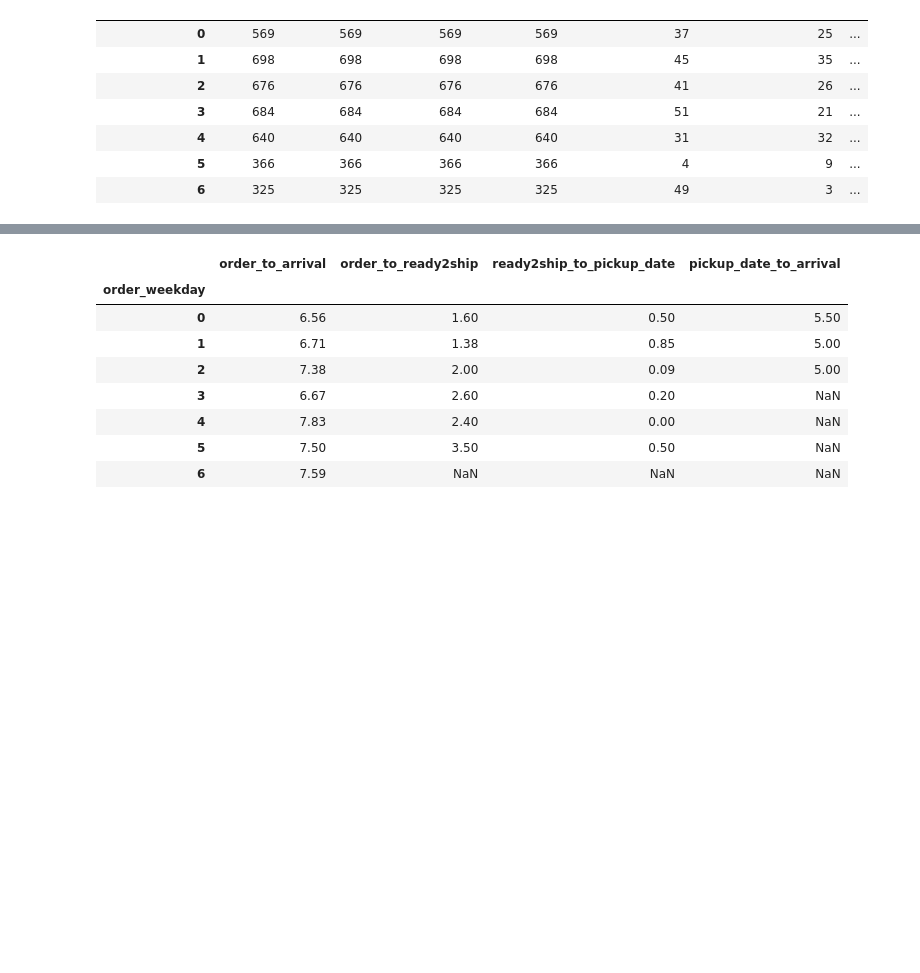
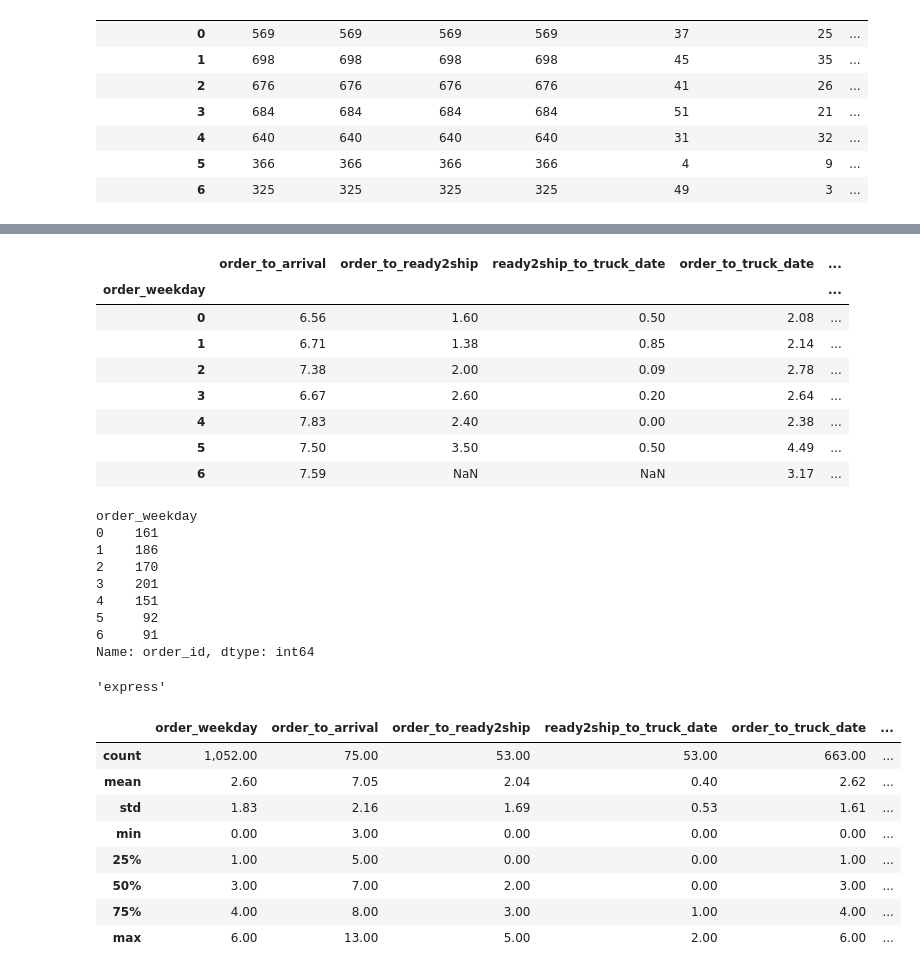
Before and after one commit to cophi-dev/EDA_muesli_group1, a Jupyter notebook: EDA_phillipp.ipynb, the cells around one changed output, grey strips where cells are left out. Cells and saved outputs as stored; diff of their text form; code cells hidden in the pictures; blank space fills up the shorter version.

```diff
--- a/EDA_phillipp.ipynb
+++ b/EDA_phillipp.ipynb
@@ -678,24 +694,45 @@ final_dataset_normal.groupby('order_weekday').mean()
 # %%
 #make new dataframes for each ordering day - EXPRESS
 
 # final_dataset_express_monday = final_dataset_express.query("order_weekday == 0")
 # final_dataset_express_tuesday = final_dataset_express.query("order_weekday == 1")
 # final_dataset_express_wednesday = final_dataset_express.query("order_weekday == 2")
 # final_dataset_express_thursday = final_dataset_express.query("order_weekday == 3")
 # final_dataset_express_friday = final_dataset_express.query("order_weekday == 4")
 # final_dataset_express_saturday = final_dataset_express.query("order_weekday == 5")
 # final_dataset_express_sunday = final_dataset_express.query("order_weekday == 6")
 
 # display(final_dataset_express_monday.head())
 
-final_dataset_express.groupby('order_weekday').mean()
+display(final_dataset_express.groupby('order_weekday').mean())
+display(final_dataset_express.groupby('order_weekday').count().order_id)
+display("express", final_dataset_express.describe())
 # %% [output]
-|  | order_to_arrival | order_to_ready2ship | ready2ship_to_pickup_date | pickup_date_to_arrival |
-| order_weekday |  |  |  |  |
-| 0 | 6.56 | 1.60 | 0.50 | 5.50 |
-| 1 | 6.71 | 1.38 | 0.85 | 5.00 |
-| 2 | 7.38 | 2.00 | 0.09 | 5.00 |
-| 3 | 6.67 | 2.60 | 0.20 | NaN |
-| 4 | 7.83 | 2.40 | 0.00 | NaN |
-| 5 | 7.50 | 3.50 | 0.50 | NaN |
-| 6 | 7.59 | NaN | NaN | NaN |
+|  | order_to_arrival | order_to_ready2ship | ready2ship_to_truck_date | order_to_truck_date | ... |
+| order_weekday |  |  |  |  | ... |
+| 0 | 6.56 | 1.60 | 0.50 | 2.08 | ... |
+| 1 | 6.71 | 1.38 | 0.85 | 2.14 | ... |
+| 2 | 7.38 | 2.00 | 0.09 | 2.78 | ... |
+| 3 | 6.67 | 2.60 | 0.20 | 2.64 | ... |
+| 4 | 7.83 | 2.40 | 0.00 | 2.38 | ... |
+| 5 | 7.50 | 3.50 | 0.50 | 4.49 | ... |
+| 6 | 7.59 | NaN | NaN | 3.17 | ... |
+order_weekday
+0    161
+1    186
+2    170
+3    201
+4    151
+5     92
+6     91
+Name: order_id, dtype: int64
+'express'
+|  | order_weekday | order_to_arrival | order_to_ready2ship | ready2ship_to_truck_date | order_to_truck_date | ... |
+| count | 1,052.00 | 75.00 | 53.00 | 53.00 | 663.00 | ... |
+| mean | 2.60 | 7.05 | 2.04 | 0.40 | 2.62 | ... |
+| std | 1.83 | 2.16 | 1.69 | 0.53 | 1.61 | ... |
+| min | 0.00 | 3.00 | 0.00 | 0.00 | 0.00 | ... |
+| 25% | 1.00 | 5.00 | 0.00 | 0.00 | 1.00 | ... |
+| 50% | 3.00 | 7.00 | 2.00 | 0.00 | 3.00 | ... |
+| 75% | 4.00 | 8.00 | 3.00 | 1.00 | 4.00 | ... |
+| max | 6.00 | 13.00 | 5.00 | 2.00 | 6.00 | ... |
```
Also changed, not shown: parts of 4 cells of this notebook.
